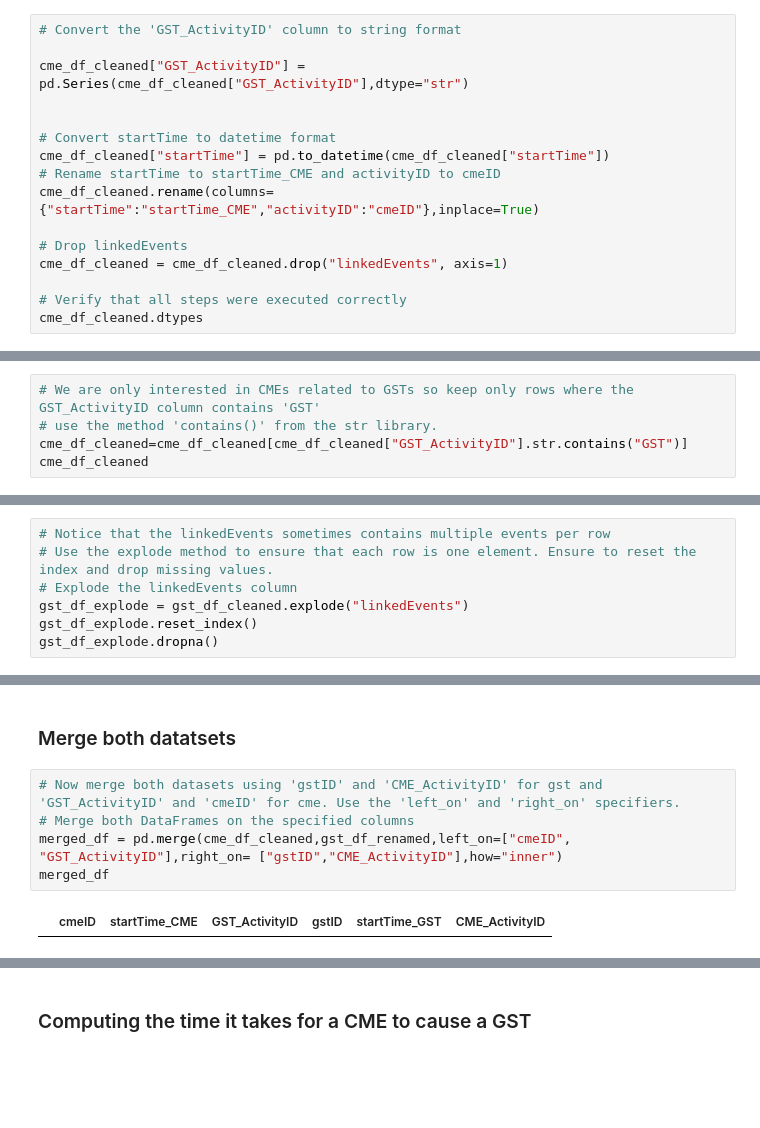
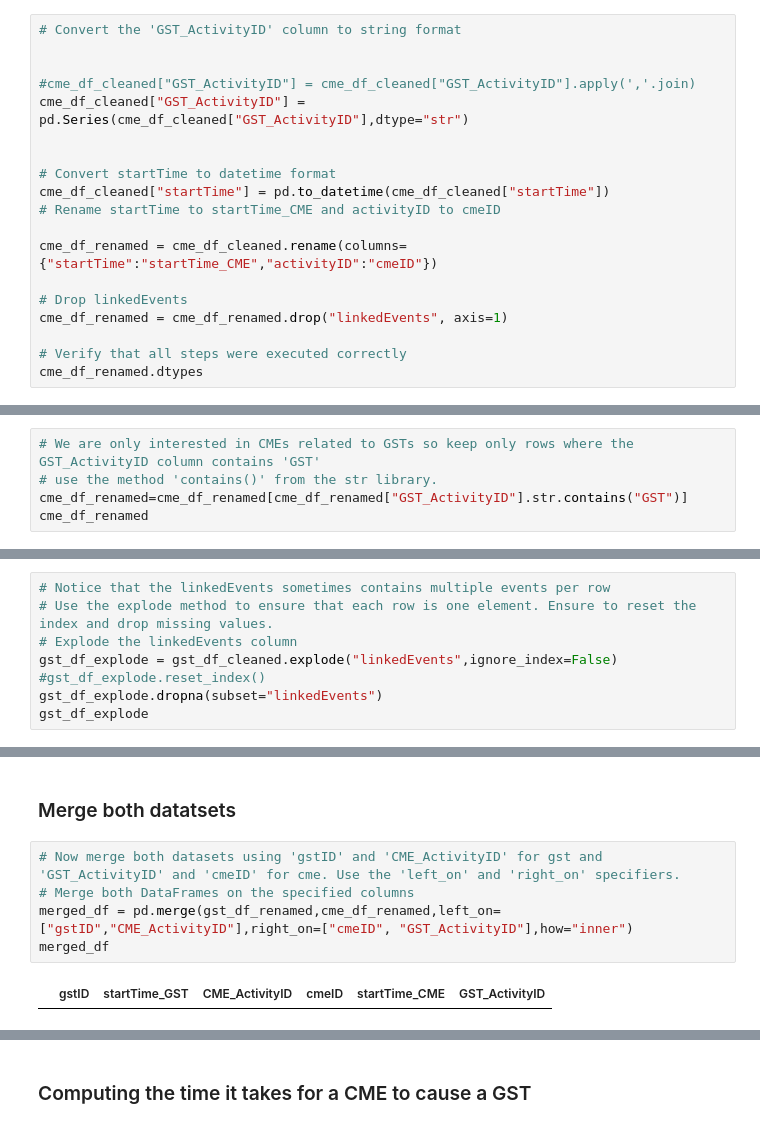
Before and after one commit to sowmyarshetty/data-sourcing-challenge, a Jupyter notebook: retrieve_data.ipynb, the cells around one changed output, grey strips where cells are left out. Saved outputs shown, nothing was run; the diff lists cells and outputs as text; blank space fills up the shorter version.

```diff
--- a/retrieve_data.ipynb
+++ b/retrieve_data.ipynb
@@ -227,19 +238,22 @@ memory usage: 53.7+ KB
 # %%
 # Convert the 'GST_ActivityID' column to string format
 
+
+#cme_df_cleaned["GST_ActivityID"] = cme_df_cleaned["GST_ActivityID"].apply(','.join)
 cme_df_cleaned["GST_ActivityID"] = pd.Series(cme_df_cleaned["GST_ActivityID"],dtype="str")
 
 
 # Convert startTime to datetime format
 cme_df_cleaned["startTime"] = pd.to_datetime(cme_df_cleaned["startTime"])
 # Rename startTime to startTime_CME and activityID to cmeID
-cme_df_cleaned.rename(columns={"startTime":"startTime_CME","activityID":"cmeID"},inplace=True)
+
+cme_df_renamed = cme_df_cleaned.rename(columns={"startTime":"startTime_CME","activityID":"cmeID"})
 
 # Drop linkedEvents
-cme_df_cleaned = cme_df_cleaned.drop("linkedEvents", axis=1)
+cme_df_renamed = cme_df_renamed.drop("linkedEvents", axis=1)
 
 # Verify that all steps were executed correctly
-cme_df_cleaned.dtypes
+cme_df_renamed.dtypes
 # %% [output]
 cmeID                          object
 startTime_CME     datetime64[ns, UTC]
@@ -248,8 +262,8 @@ dtype: object
 # %%
 # We are only interested in CMEs related to GSTs so keep only rows where the GST_ActivityID column contains 'GST'
 # use the method 'contains()' from the str library.
-cme_df_cleaned=cme_df_cleaned[cme_df_cleaned["GST_ActivityID"].str.contains("GST")]
-cme_df_cleaned
+cme_df_renamed=cme_df_renamed[cme_df_renamed["GST_ActivityID"].str.contains("GST")]
+cme_df_renamed
 # %% [output]
 |  | cmeID | startTime_CME | GST_ActivityID |
 | 21 | 2013-06-02T20:24:00-CME-001 | 2013-06-02 20:24:00+00:00 | ['2013-06-07T03:00:00-GST-001'] |
@@ -362,9 +376,10 @@ gst_df_cleaned
 # Notice that the linkedEvents sometimes contains multiple events per row
 # Use the explode method to ensure that each row is one element. Ensure to reset the index and drop missing values.
 # Explode the linkedEvents column
-gst_df_explode = gst_df_cleaned.explode("linkedEvents")
-gst_df_explode.reset_index()
-gst_df_explode.dropna()
+gst_df_explode = gst_df_cleaned.explode("linkedEvents",ignore_index=False)
+#gst_df_explode.reset_index()
+gst_df_explode.dropna(subset="linkedEvents")
+gst_df_explode
 # %% [output]
 |  | gstID | startTime | linkedEvents |
 | 0 | 2013-06-01T01:00:00-GST-001 | 2013-06-01T01:00Z | {'activityID': '2013-05-31T15:45:... |
@@ -453,10 +466,10 @@ gst_df_renamed.describe()
 # %%
 # Now merge both datasets using 'gstID' and 'CME_ActivityID' for gst and 'GST_ActivityID' and 'cmeID' for cme. Use the 'left_on' and 'right_on' specifiers.
 # Merge both DataFrames on the specified columns
-merged_df = pd.merge(cme_df_cleaned,gst_df_renamed,left_on=["cmeID", "GST_ActivityID"],right_on= ["gstID","CME_ActivityID"],how="inner")
+merged_df = pd.merge(gst_df_renamed,cme_df_renamed,left_on=["gstID","CME_ActivityID"],right_on=["cmeID", "GST_ActivityID"],how="inner")
 merged_df
 # %% [output]
-|  | cmeID | startTime_CME | GST_ActivityID | gstID | startTime_GST | CME_ActivityID |
+|  | gstID | startTime_GST | CME_ActivityID | cmeID | startTime_CME | GST_ActivityID |
 # %%
 # Verify that the new DataFrame has the same number of rows as cme and gst
 
```
Also changed, not shown: parts of 8 cells of this notebook.
